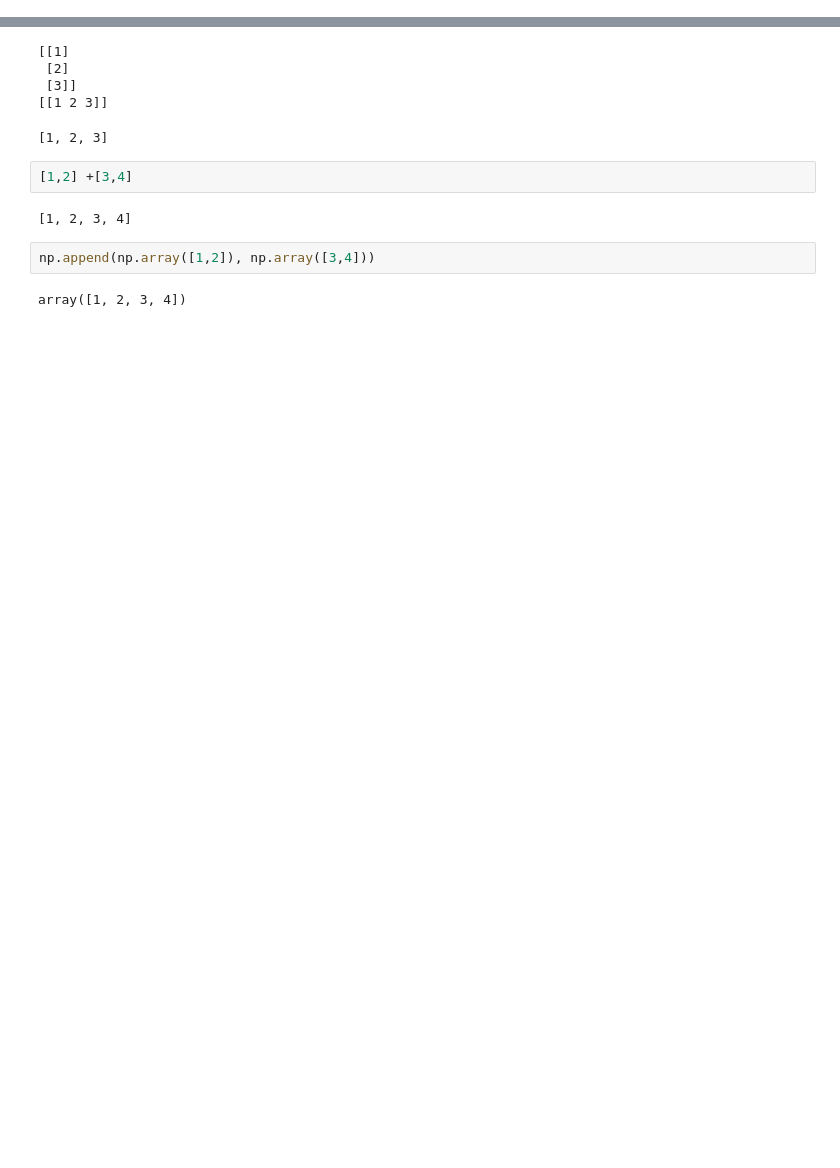
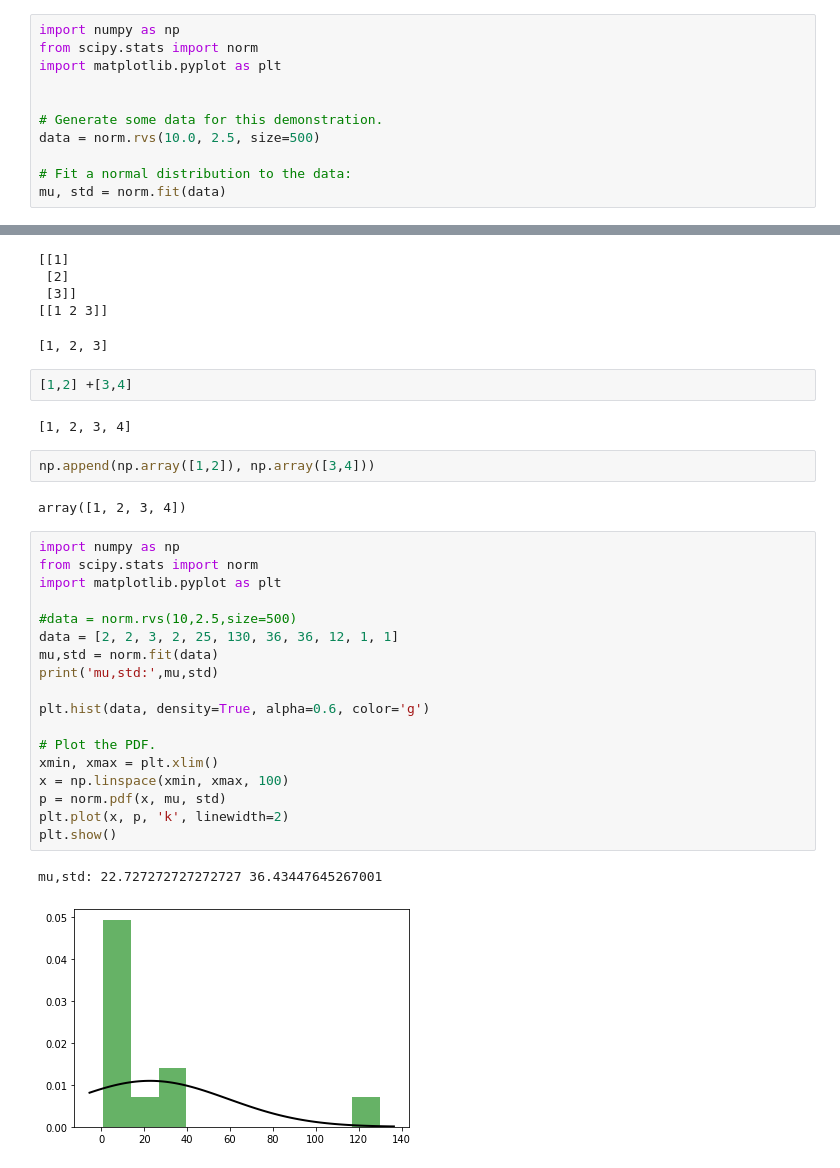
Before and after one commit to ansijing/pyfastqc, a Jupyter notebook: tryit.ipynb, the cells around one changed output, grey strips where cells are left out. Drawn from its saved outputs; the diff is of its cells as text; blank space fills up the shorter version.

Commit message:
add two plots

```diff
--- a/tryit.ipynb
+++ b/tryit.ipynb
@@ -31,0 +42,11 @@ plt.show()
+# %%
+import numpy as np
+from scipy.stats import norm
+import matplotlib.pyplot as plt
+
+
+# Generate some data for this demonstration.
+data = norm.rvs(10.0, 2.5, size=500)
+
+# Fit a normal distribution to the data:
+mu, std = norm.fit(data)
@@ -146,3 +170,24 @@ a.flatten().tolist()
 np.append(np.array([1,2]), np.array([3,4]))
 # %% [output]
 array([1, 2, 3, 4])
+# %%
+import numpy as np
+from scipy.stats import norm
+import matplotlib.pyplot as plt
+
+#data = norm.rvs(10,2.5,size=500)
+data = [2, 2, 3, 2, 25, 130, 36, 36, 12, 1, 1]
+mu,std = norm.fit(data)
+print('mu,std:',mu,std)
+
+plt.hist(data, density=True, alpha=0.6, color='g')
+
+# Plot the PDF.
+xmin, xmax = plt.xlim()
+x = np.linspace(xmin, xmax, 100)
+p = norm.pdf(x, mu, std)
+plt.plot(x, p, 'k', linewidth=2)
+plt.show()
+# %% [output]
+mu,std: 22.727272727272727 36.43447645267001
+[figure, added]
```
Also changed, not shown: parts of 6 cells of this notebook, 8 other files.
